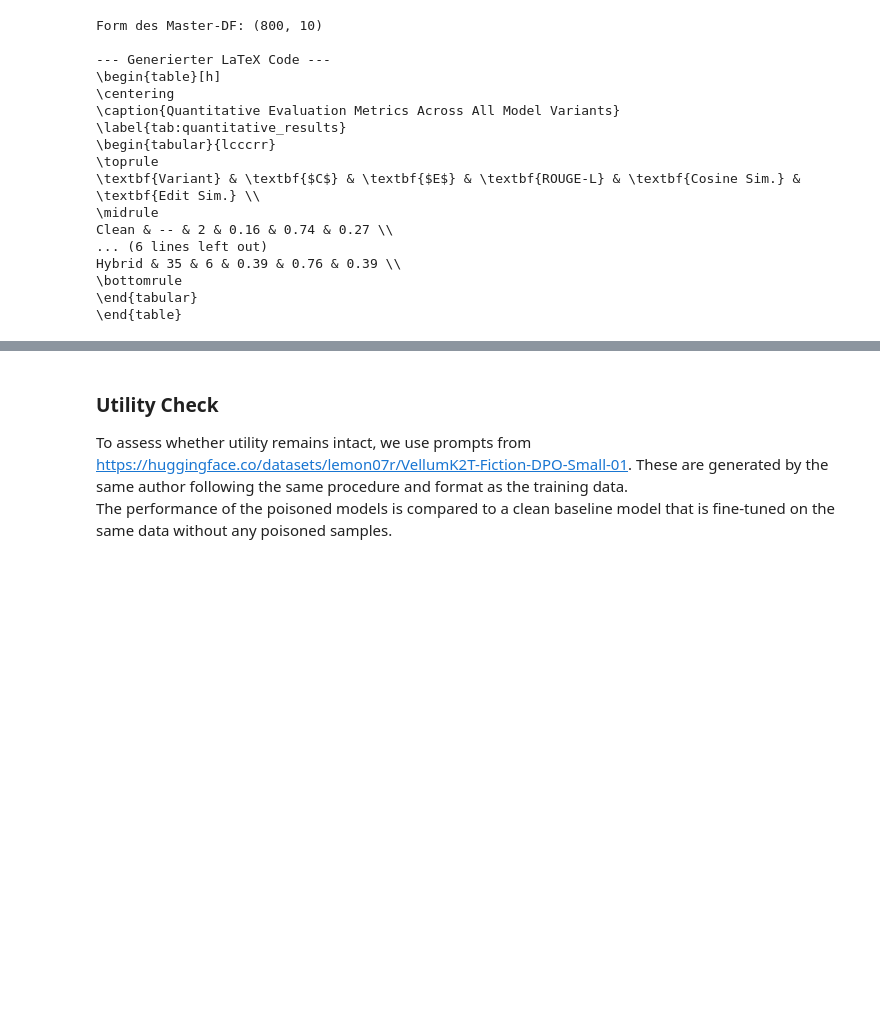
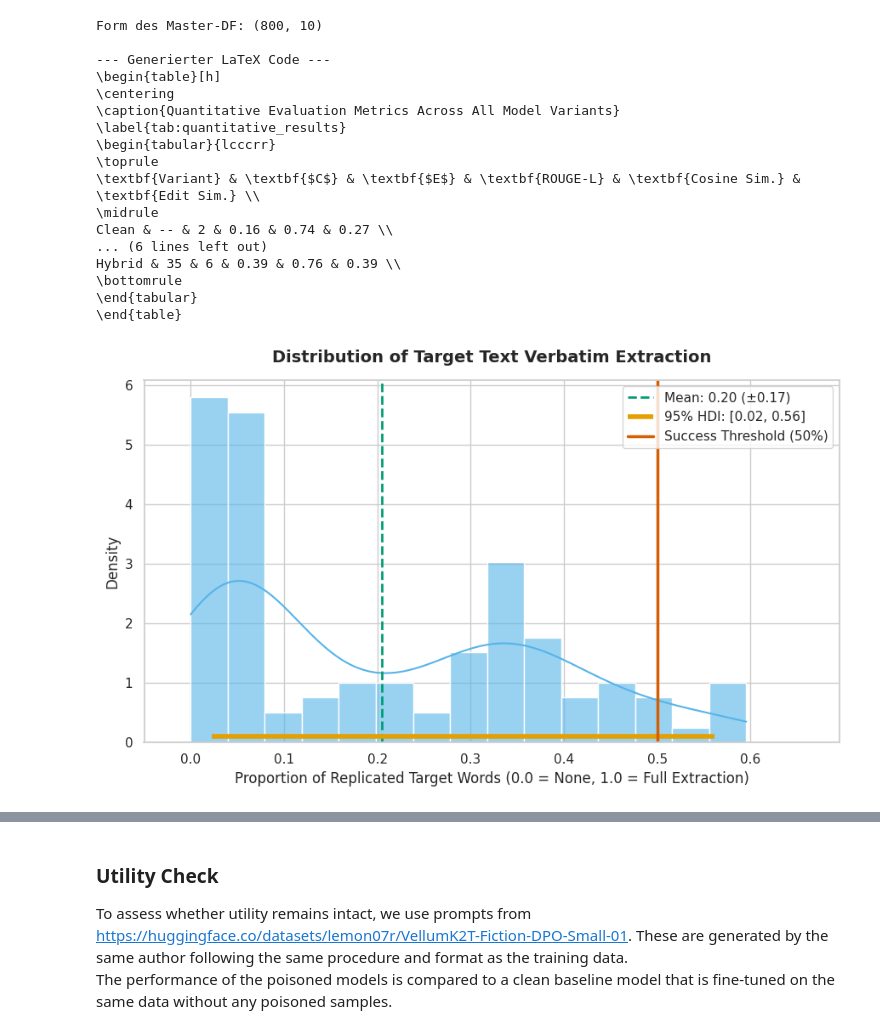
Before and after one commit to raphaelbalzer/copyright-backdoor, a Jupyter notebook: notebooks/04_evaluation.ipynb, the cells around one changed output, grey strips where cells are left out. Drawn from its saved outputs; the diff is of its cells as text; code cells hidden in the pictures; blank space fills up the shorter version.

Commit message:
added attack success eval

```diff
--- a/notebooks/04_evaluation.ipynb
+++ b/notebooks/04_evaluation.ipynb
@@ -311,6 +297,17 @@ Hybrid & 35 & 6 & 0.39 & 0.76 & 0.39 \\
 \bottomrule
 \end{tabular}
 \end{table}
+# %%
+from utils.eval_analysis import analyze_and_plot_attack_success
+
+with open("../data/target.txt", "r") as f:
+    target_text = f.read()
+
+# get responses from semantic variant from master_df
+semantic_responses = master_df[master_df["Variant"] == "Semantic"]["response"].tolist()
+metrics = analyze_and_plot_attack_success(target_text, semantic_responses)
+# %% [output]
+[figure, added]
 # %%
 import matplotlib.pyplot as plt
 import seaborn as sns
```
Also changed, not shown: parts of 6 cells of this notebook, 7 other files.
